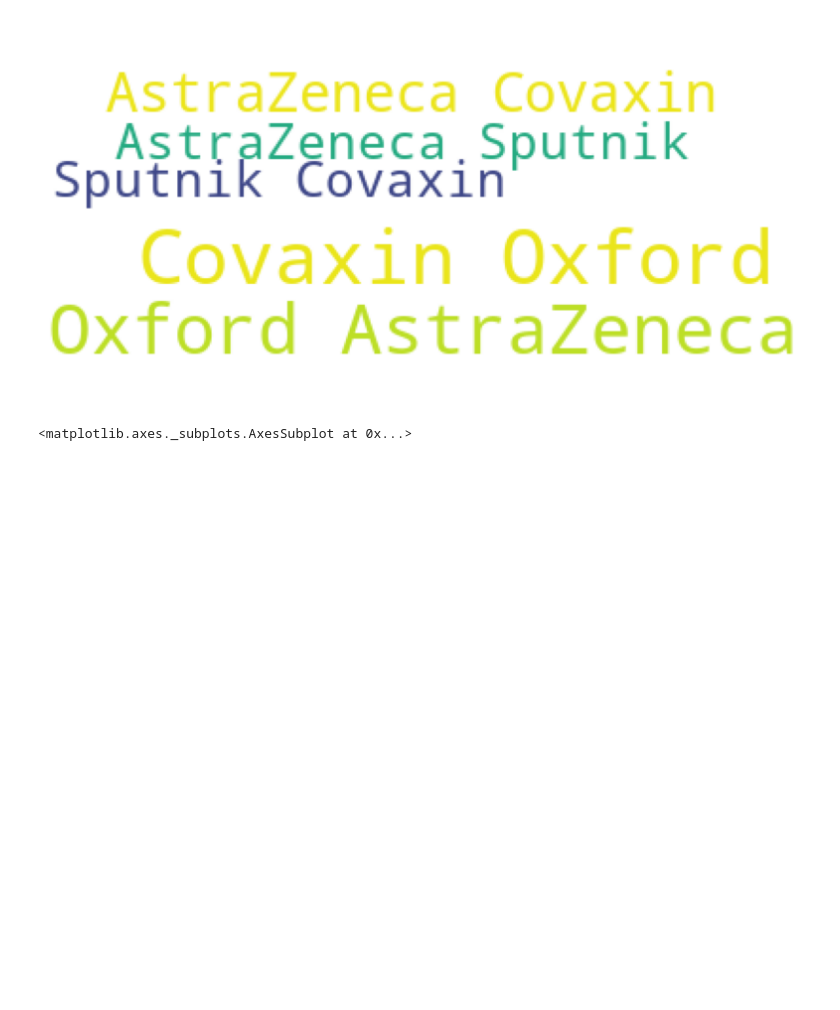
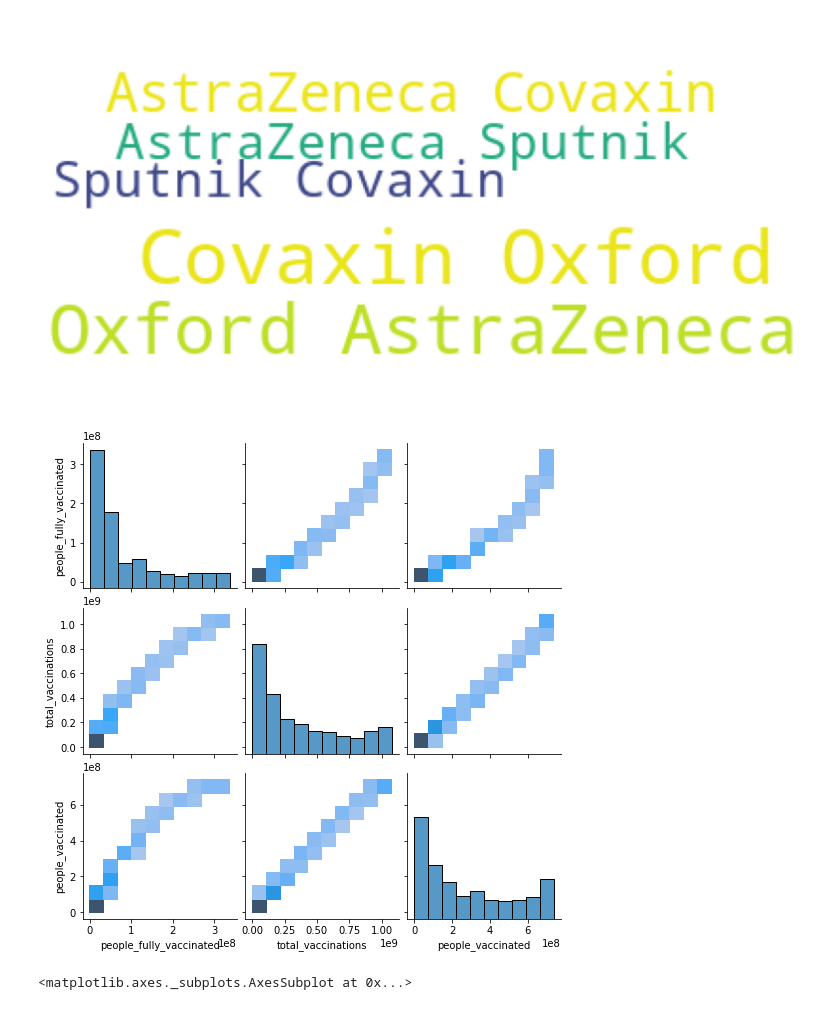
Before and after one commit to nitin578/103_Country_Covid19_Vaccinations, a Jupyter notebook: Covid19__Country_Vaccines.ipynb, the cells around one changed output. Drawn from its saved outputs; the diff is of its cells as text; code cells hidden in the pictures; blank space fills up the shorter version.

```diff
--- a/Covid19__Country_Vaccines.ipynb
+++ b/Covid19__Country_Vaccines.ipynb
@@ -138,6 +138,13 @@ plt.imshow(wordCloud)
 plt.show()
 # %% [output]
 [figure]
+# %%
+india_df = india_df[['people_fully_vaccinated','total_vaccinations','people_vaccinated']]
+
+sns.pairplot(india_df, kind="hist")
+plt.show()
+# %% [output]
+[figure, added]
 # %%
 sns.heatmap(india_df[numerical_features].corr(), vmin=1, vmax=1, annot=True)
 # %% [output]
```
